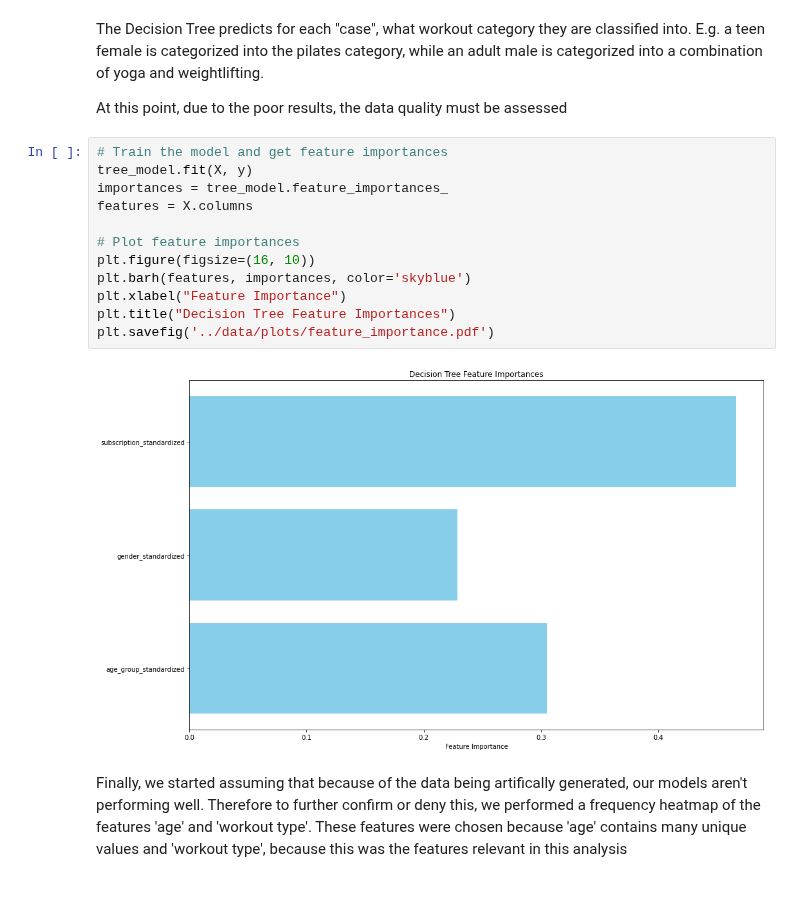
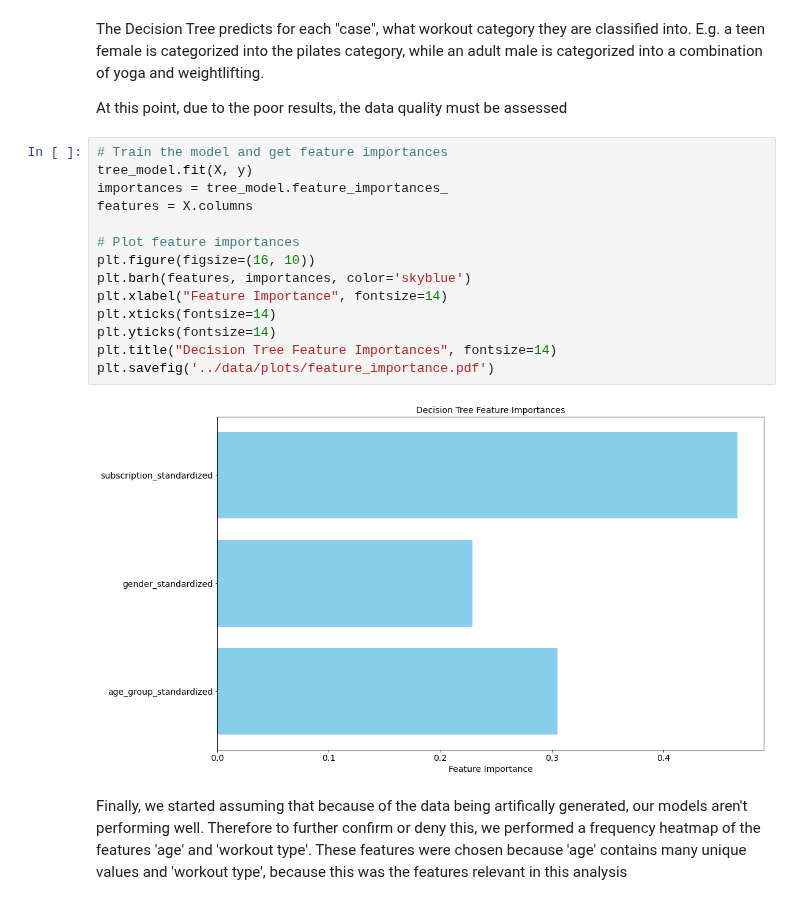
Before and after one commit to emmaqingjie/final_project_data_science, a Jupyter notebook: scripts/classification_workouttypes.ipynb, the cells around one changed output. Saved outputs shown, nothing was run; the diff lists cells and outputs as text.

Commit message:
Formatting feature importance plot

```diff
--- a/scripts/classification_workouttypes.ipynb
+++ b/scripts/classification_workouttypes.ipynb
@@ -236,17 +236,19 @@ At this point, due to the poor results, the data quality must be assessed
 # %%
 # Train the model and get feature importances
 tree_model.fit(X, y)
 importances = tree_model.feature_importances_
 features = X.columns
 
 # Plot feature importances
 plt.figure(figsize=(16, 10))
 plt.barh(features, importances, color='skyblue')
-plt.xlabel("Feature Importance")
-plt.title("Decision Tree Feature Importances")
+plt.xlabel("Feature Importance", fontsize=14)
+plt.xticks(fontsize=14)
+plt.yticks(fontsize=14)
+plt.title("Decision Tree Feature Importances", fontsize=14)
 plt.savefig('../data/plots/feature_importance.pdf')
 # %% [output]
-[figure, old version]
+[figure, new version]
 # %% [markdown]
 Finally, we started assuming that because of the data being artifically generated, our models aren't performing well. Therefore to further confirm or deny this, we performed a frequency heatmap of the features 'age' and 'workout type'. These features were chosen because 'age' contains many unique values and 'workout type', because this was the features relevant in this analysis
 # %%
```
Also changed, not shown: 1 other file.
